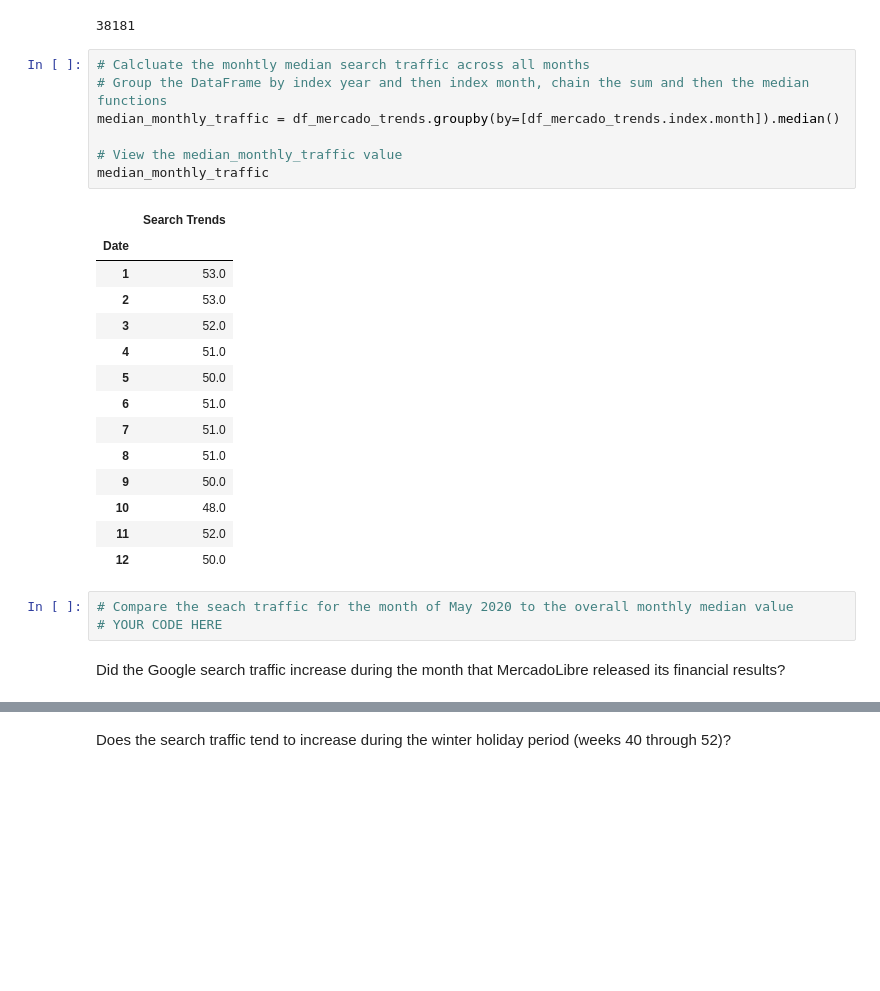
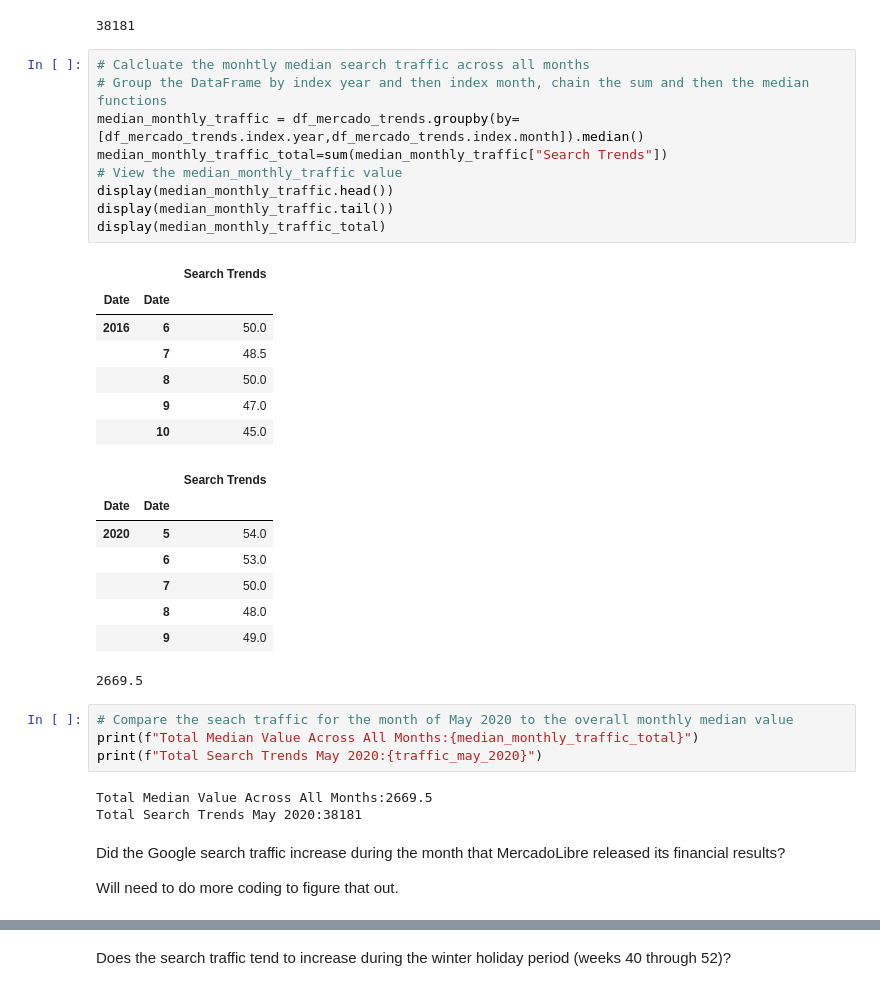
Before and after one commit to huntstunts/Module11, a Jupyter notebook: Module11.ipynb, the cells around one changed output, grey strips where cells are left out. Saved outputs shown, nothing was run; the diff lists cells and outputs as text; blank space fills up the shorter version.

```diff
--- a/Module11.ipynb
+++ b/Module11.ipynb
@@ -108,27 +105,36 @@ traffic_may_2020
 # %%
 # Calcluate the monhtly median search traffic across all months
 # Group the DataFrame by index year and then index month, chain the sum and then the median functions
-median_monthly_traffic = df_mercado_trends.groupby(by=[df_mercado_trends.index.month]).median()
-
+median_monthly_traffic = df_mercado_trends.groupby(by=[df_mercado_trends.index.year,df_mercado_trends.index.month]).median()
+median_monthly_traffic_total=sum(median_monthly_traffic["Search Trends"])
 # View the median_monthly_traffic value
-median_monthly_traffic
+display(median_monthly_traffic.head())
+display(median_monthly_traffic.tail())
+display(median_monthly_traffic_total)
 # %% [output]
-|  | Search Trends |
-| Date |  |
-| 1 | 53.0 |
-| 2 | 53.0 |
-| 3 | 52.0 |
-| 4 | 51.0 |
-| 5 | 50.0 |
-| 6 | 51.0 |
-| 7 | 51.0 |
-| 8 | 51.0 |
-| 9 | 50.0 |
-| 10 | 48.0 |
-| 11 | 52.0 |
-| 12 | 50.0 |
+|  |  | Search Trends |
+| Date | Date |  |
+| 2016 | 6 | 50.0 |
+|  | 7 | 48.5 |
+|  | 8 | 50.0 |
+|  | 9 | 47.0 |
+|  | 10 | 45.0 |
+|  |  | Search Trends |
+| Date | Date |  |
+| 2020 | 5 | 54.0 |
+|  | 6 | 53.0 |
+|  | 7 | 50.0 |
+|  | 8 | 48.0 |
+|  | 9 | 49.0 |
+2669.5
 # %%
 # Compare the seach traffic for the month of May 2020 to the overall monthly median value
-# YOUR CODE HERE
+print(f"Total Median Value Across All Months:{median_monthly_traffic_total}")
+print(f"Total Search Trends May 2020:{traffic_may_2020}")
+# %% [output]
+Total Median Value Across All Months:2669.5
+Total Search Trends May 2020:38181
 # %% [markdown]
  Did the Google search traffic increase during the month that MercadoLibre released its financial results?
+
+ Will need to do more coding to figure that out.
```
Also changed, not shown: parts of 9 cells of this notebook.
